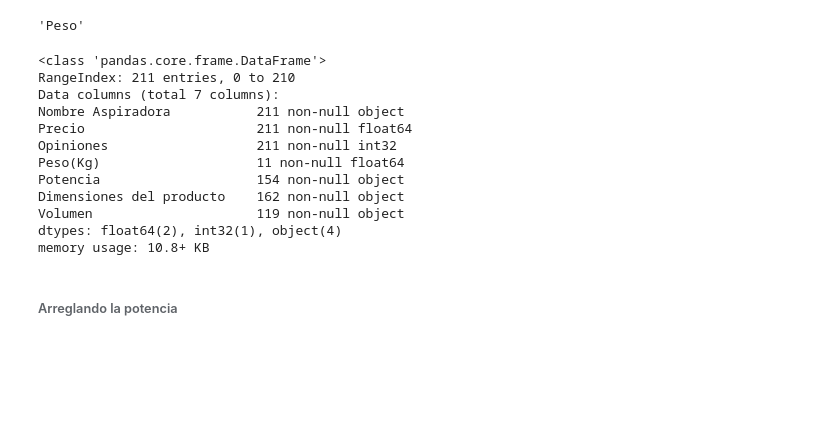
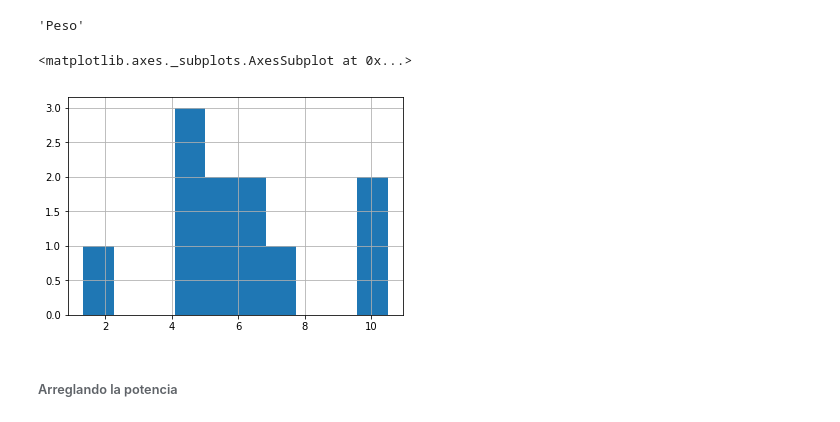
Before and after one commit to xgutierrez/Platzi-DataScienceAmazon, a Jupyter notebook: AnálisisDeAspiradoras.ipynb, the cells around one changed output. Drawn from its saved outputs; the diff is of its cells as text; code cells hidden in the pictures; blank space fills up the shorter version.

```diff
--- a/AnálisisDeAspiradoras.ipynb
+++ b/AnálisisDeAspiradoras.ipynb
@@ -509,21 +510,12 @@ except Exception as e:
     print(e)
 # %% [output]
 'Peso'
-# %%
-aspiradoras.info()
-# %% [output]
-<class 'pandas.core.frame.DataFrame'>
-RangeIndex: 211 entries, 0 to 210
-Data columns (total 7 columns):
-Nombre Aspiradora           211 non-null object
-Precio                      211 non-null float64
-Opiniones                   211 non-null int32
-Peso(Kg)                    11 non-null float64
-Potencia                    154 non-null object
-Dimensiones del producto    162 non-null object
-Volumen                     119 non-null object
-dtypes: float64(2), int32(1), object(4)
-memory usage: 10.8+ KB
+# %%
+#Vemos la frecuencia del peso
+aspiradoras['Peso(Kg)'].hist()
+# %% [output]
+<matplotlib.axes._subplots.AxesSubplot at 0x...>
+[figure, added]
 # %% [markdown]
 ###### Arreglando la potencia
 # %%
```
Also changed, not shown: parts of 10 cells of this notebook.
